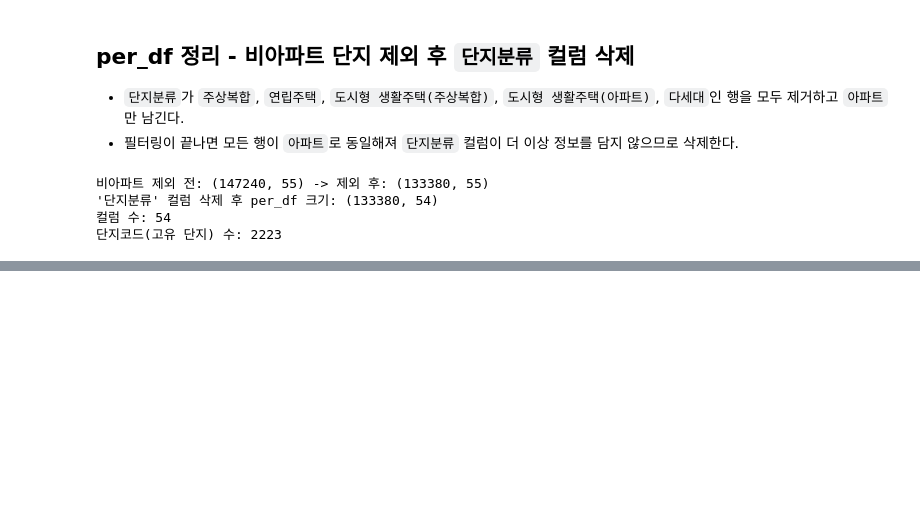
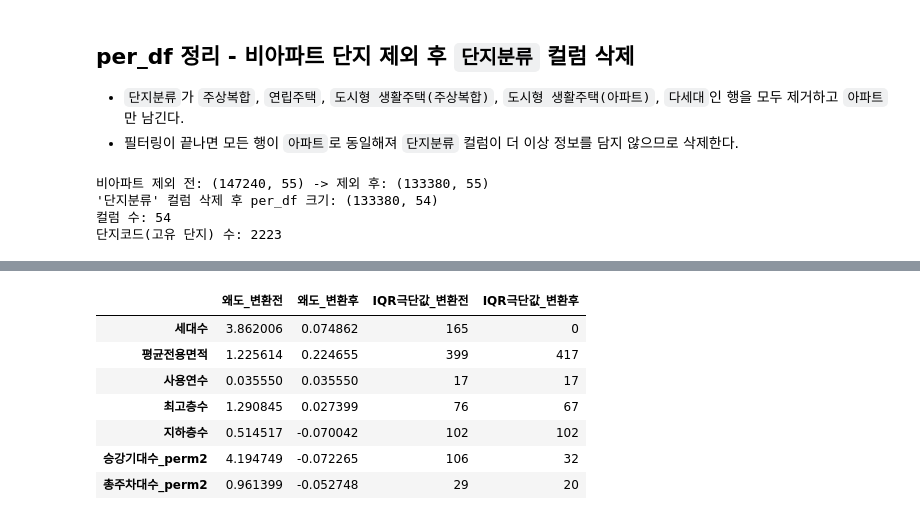
Before and after one commit to roh-git/mlapt_project, a Jupyter notebook: main_analysis.ipynb, the cells around one changed output, grey strips where cells are left out. Saved outputs shown, nothing was run; the diff lists cells and outputs as text; code cells hidden in the pictures; blank space fills up the shorter version.

```diff
--- a/main_analysis.ipynb
+++ b/main_analysis.ipynb
@@ -364,0 +467,6 @@ print(f"단지코드(고유 단지) 수: {per_df['단지코드'].nunique()}")
+# %%
+# 지하층수 데이터 오류 수정: A13986701(중계성원2차) 21 -> 9 (다음으로 높은 관측값)
+per_df.loc[per_df['단지코드'] == 'A13986701', '지하층수'] = 9
+
+unit_df = per_df.groupby('단지코드')[STEP1_COLS].mean()
+print("지하층수 최댓값(수정 후):", unit_df['지하층수'].max())
@@ -364,0 +479,31 @@ print(f"단지코드(고유 단지) 수: {per_df['단지코드'].nunique()}")
+# %%
+from sklearn.preprocessing import PowerTransformer
+
+TRANSFORM_COLS = ['세대수', '평균전용면적', '최고층수', '지하층수', '승강기대수_perm2', '총주차대수_perm2']
+
+before_skew = unit_df.skew()
+before_outliers = {c: count_iqr_outliers(unit_df[c]) for c in STEP1_COLS}
+
+pt = PowerTransformer()
+unit_df_transformed = unit_df.copy()
+unit_df_transformed[TRANSFORM_COLS] = pt.fit_transform(unit_df[TRANSFORM_COLS])
+
+after_skew = unit_df_transformed.skew()
+after_outliers = {c: count_iqr_outliers(unit_df_transformed[c]) for c in STEP1_COLS}
+
+comparison = pd.DataFrame({
+    '왜도_변환전': before_skew,
+    '왜도_변환후': after_skew,
+    'IQR극단값_변환전': pd.Series(before_outliers),
+    'IQR극단값_변환후': pd.Series(after_outliers),
+})
+comparison
+# %% [output]
+|  | 왜도_변환전 | 왜도_변환후 | IQR극단값_변환전 | IQR극단값_변환후 |
+| 세대수 | 3.862006 | 0.074862 | 165 | 0 |
+| 평균전용면적 | 1.225614 | 0.224655 | 399 | 417 |
+| 사용연수 | 0.035550 | 0.035550 | 17 | 17 |
+| 최고층수 | 1.290845 | 0.027399 | 76 | 67 |
+| 지하층수 | 0.514517 | -0.070042 | 102 | 102 |
+| 승강기대수_perm2 | 4.194749 | -0.072265 | 106 | 32 |
+| 총주차대수_perm2 | 0.961399 | -0.052748 | 29 | 20 |
```
Also changed, not shown: parts of 15 cells of this notebook.
